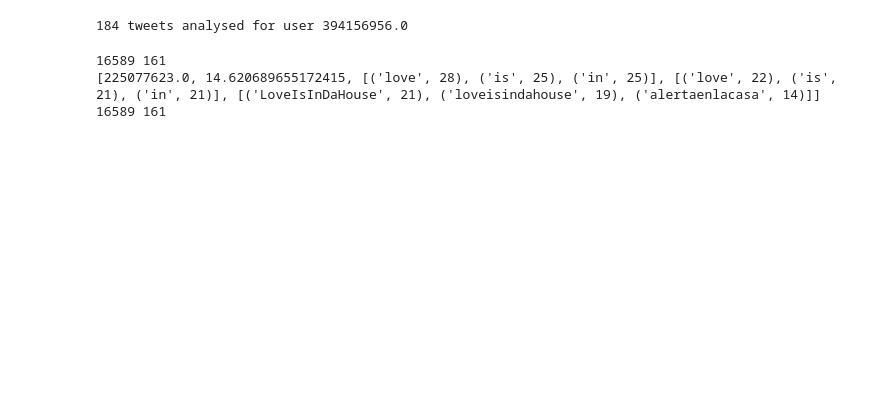
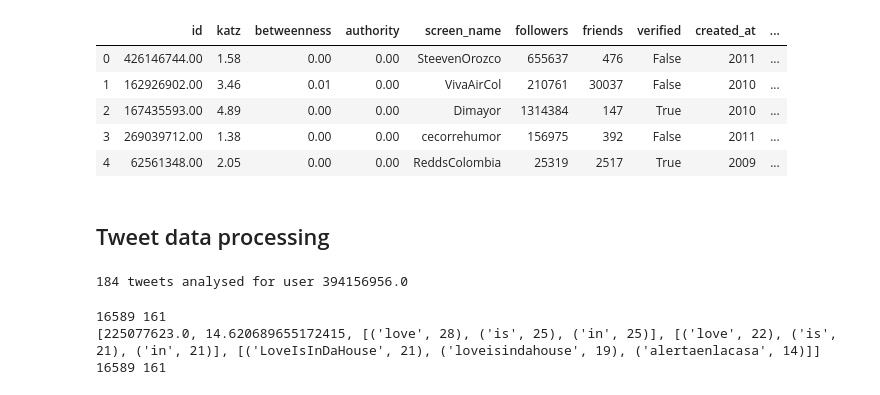
Before and after one commit to cpenalozag/TwitterNetwork, a Jupyter notebook: DataPreparation.ipynb, the cells around one changed output. Drawn from its saved outputs; the diff is of its cells as text; code cells hidden in the pictures; blank space fills up the shorter version.

```diff
--- a/DataPreparation.ipynb
+++ b/DataPreparation.ipynb
@@ -182,7 +195,18 @@ def handle_emoji_tone(emoji):
 # %%
 # Import user data
 user_info=pd.read_csv('https://raw.githubusercontent.com/cpenalozag/twitter_network/master/network-data/user_info.csv')
+user_info["id"] = pd.to_numeric(user_info["id"])
 user_ids = list(user_info['id'])
+user_info.head()
+# %% [output]
+|  | id | katz | betweenness | authority | screen_name | followers | friends | verified | created_at | ... |
+| 0 | 426146744.00 | 1.58 | 0.00 | 0.00 | SteevenOrozco | 655637 | 476 | False | 2011 | ... |
+| 1 | 162926902.00 | 3.46 | 0.01 | 0.00 | VivaAirCol | 210761 | 30037 | False | 2010 | ... |
+| 2 | 167435593.00 | 4.89 | 0.00 | 0.00 | Dimayor | 1314384 | 147 | True | 2010 | ... |
+| 3 | 269039712.00 | 1.38 | 0.00 | 0.00 | cecorrehumor | 156975 | 392 | False | 2011 | ... |
+| 4 | 62561348.00 | 2.05 | 0.00 | 0.00 | ReddsColombia | 25319 | 2517 | True | 2009 | ... |
+# %% [markdown]
+## Tweet data processing
 # %%
 # List to hold part of the dataset
 text_analysis = []
```
Also changed, not shown: parts of 16 cells of this notebook, 3 other files.
